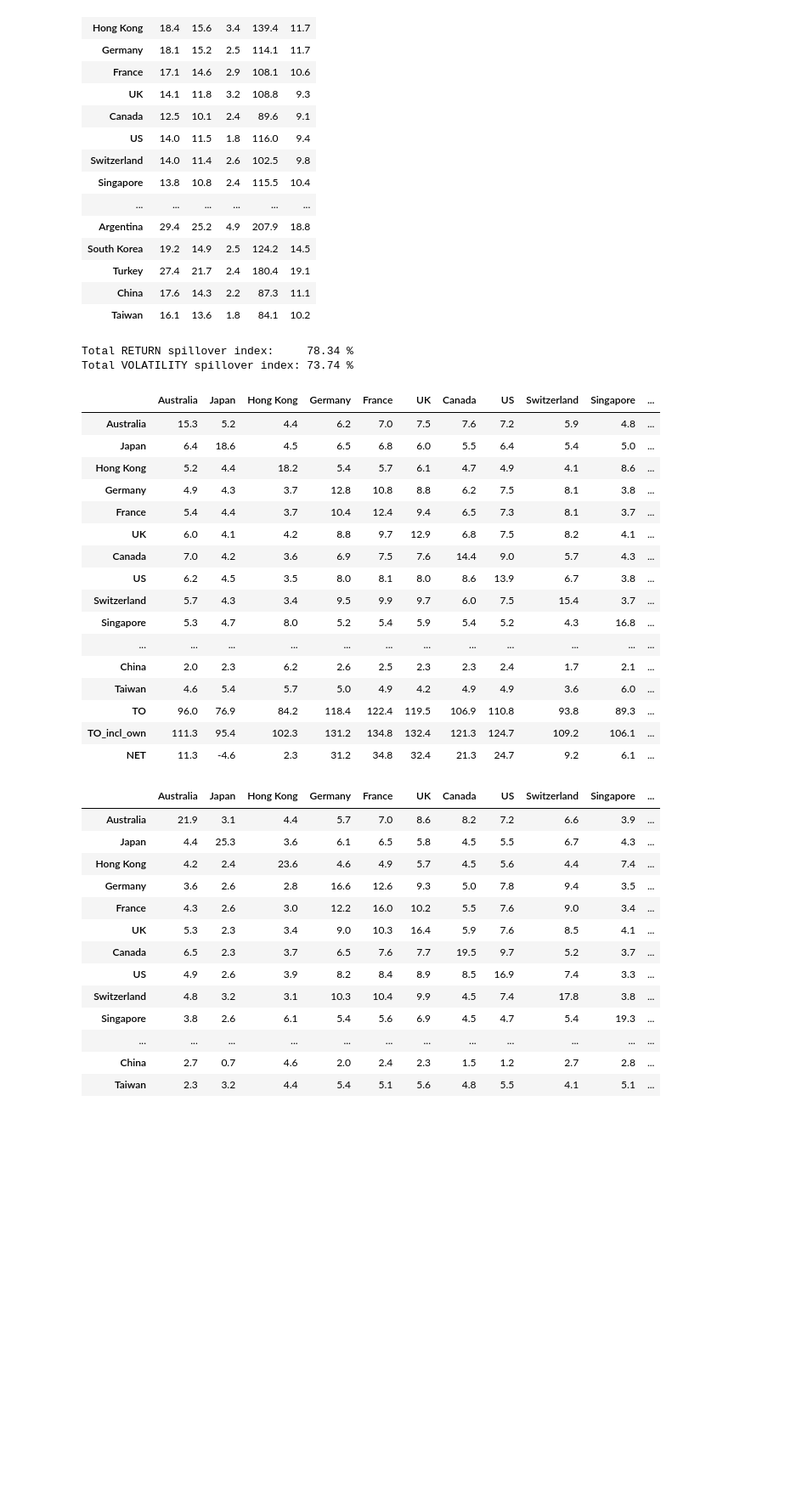
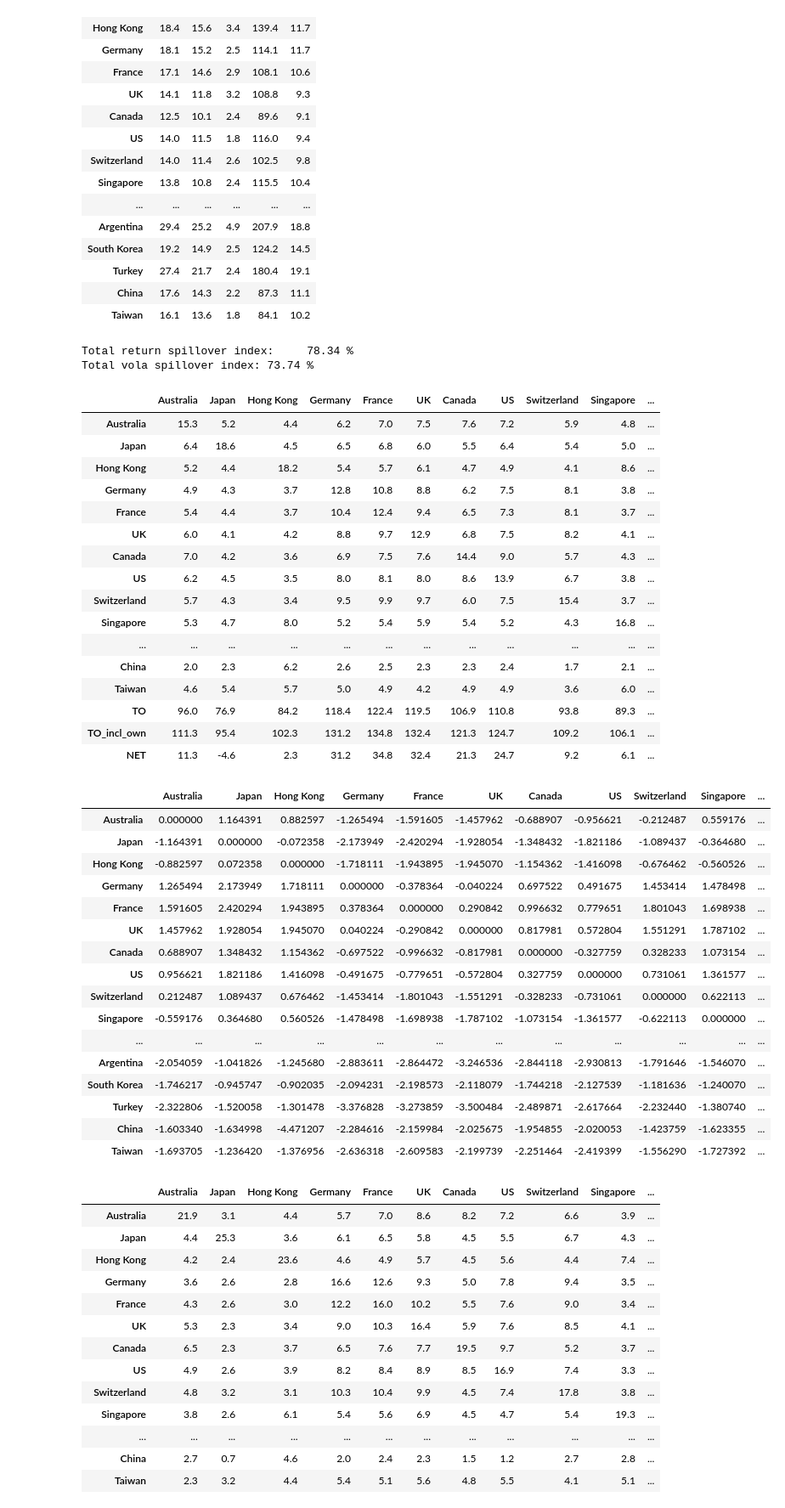
Before and after one commit to zstoi/PyConnectedness, a Jupyter notebook: examples/Demo.ipynb, the cells around one changed output. Shown at 85% size. Cells and saved outputs as stored; diff of their text form; code cells hidden in the pictures; blank space fills up the shorter version.

```diff
--- a/examples/Demo.ipynb
+++ b/examples/Demo.ipynb
@@ -180,12 +179,12 @@ log_vola = np.log(volatility)
 ret_conn = static_connectedness(returns, horizon=10, method="generalized", lags=2)
 vol_conn = static_connectedness(log_vola, horizon=10, method="generalized", lags=2)
 
-print("Total RETURN spillover index:    ", round(ret_conn.total, 2), "%")
-print("Total VOLATILITY spillover index:", round(vol_conn.total, 2), "%")
+print("Total return spillover index:    ", round(ret_conn.total, 2), "%")
+print("Total vola spillover index:", round(vol_conn.total, 2), "%")
 ret_conn.table.round(1)
 # %% [output]
-Total RETURN spillover index:     78.34 %
-Total VOLATILITY spillover index: 73.74 %
+Total return spillover index:     78.34 %
+Total vola spillover index: 73.74 %
 |  | Australia | Japan | Hong Kong | Germany | France | UK | Canada | US | Switzerland | Singapore | ... |
 | Australia | 15.3 | 5.2 | 4.4 | 6.2 | 7.0 | 7.5 | 7.6 | 7.2 | 5.9 | 4.8 | ... |
 | Japan | 6.4 | 18.6 | 4.5 | 6.5 | 6.8 | 6.0 | 5.5 | 6.4 | 5.4 | 5.0 | ... |
@@ -203,6 +202,26 @@ Total VOLATILITY spillover index: 73.74 %
 | TO | 96.0 | 76.9 | 84.2 | 118.4 | 122.4 | 119.5 | 106.9 | 110.8 | 93.8 | 89.3 | ... |
 | TO_incl_own | 111.3 | 95.4 | 102.3 | 131.2 | 134.8 | 132.4 | 121.3 | 124.7 | 109.2 | 106.1 | ... |
 | NET | 11.3 | -4.6 | 2.3 | 31.2 | 34.8 | 32.4 | 21.3 | 24.7 | 9.2 | 6.1 | ... |
+# %%
+ret_conn.pairwise_net
+# %% [output]
+|  | Australia | Japan | Hong Kong | Germany | France | UK | Canada | US | Switzerland | Singapore | ... |
+| Australia | 0.000000 | 1.164391 | 0.882597 | -1.265494 | -1.591605 | -1.457962 | -0.688907 | -0.956621 | -0.212487 | 0.559176 | ... |
+| Japan | -1.164391 | 0.000000 | -0.072358 | -2.173949 | -2.420294 | -1.928054 | -1.348432 | -1.821186 | -1.089437 | -0.364680 | ... |
+| Hong Kong | -0.882597 | 0.072358 | 0.000000 | -1.718111 | -1.943895 | -1.945070 | -1.154362 | -1.416098 | -0.676462 | -0.560526 | ... |
+| Germany | 1.265494 | 2.173949 | 1.718111 | 0.000000 | -0.378364 | -0.040224 | 0.697522 | 0.491675 | 1.453414 | 1.478498 | ... |
+| France | 1.591605 | 2.420294 | 1.943895 | 0.378364 | 0.000000 | 0.290842 | 0.996632 | 0.779651 | 1.801043 | 1.698938 | ... |
+| UK | 1.457962 | 1.928054 | 1.945070 | 0.040224 | -0.290842 | 0.000000 | 0.817981 | 0.572804 | 1.551291 | 1.787102 | ... |
+| Canada | 0.688907 | 1.348432 | 1.154362 | -0.697522 | -0.996632 | -0.817981 | 0.000000 | -0.327759 | 0.328233 | 1.073154 | ... |
+| US | 0.956621 | 1.821186 | 1.416098 | -0.491675 | -0.779651 | -0.572804 | 0.327759 | 0.000000 | 0.731061 | 1.361577 | ... |
+| Switzerland | 0.212487 | 1.089437 | 0.676462 | -1.453414 | -1.801043 | -1.551291 | -0.328233 | -0.731061 | 0.000000 | 0.622113 | ... |
+| Singapore | -0.559176 | 0.364680 | 0.560526 | -1.478498 | -1.698938 | -1.787102 | -1.073154 | -1.361577 | -0.622113 | 0.000000 | ... |
+| ... | ... | ... | ... | ... | ... | ... | ... | ... | ... | ... | ... |
+| Argentina | -2.054059 | -1.041826 | -1.245680 | -2.883611 | -2.864472 | -3.246536 | -2.844118 | -2.930813 | -1.791646 | -1.546070 | ... |
+| South Korea | -1.746217 | -0.945747 | -0.902035 | -2.094231 | -2.198573 | -2.118079 | -1.744218 | -2.127539 | -1.181636 | -1.240070 | ... |
+| Turkey | -2.322806 | -1.520058 | -1.301478 | -3.376828 | -3.273859 | -3.500484 | -2.489871 | -2.617664 | -2.232440 | -1.380740 | ... |
+| China | -1.603340 | -1.634998 | -4.471207 | -2.284616 | -2.159984 | -2.025675 | -1.954855 | -2.020053 | -1.423759 | -1.623355 | ... |
+| Taiwan | -1.693705 | -1.236420 | -1.376956 | -2.636318 | -2.609583 | -2.199739 | -2.251464 | -2.419399 | -1.556290 | -1.727392 | ... |
 # %%
 vol_conn.table.round(1)
 # %% [output]
```
Also changed, not shown: parts of 12 cells of this notebook.
